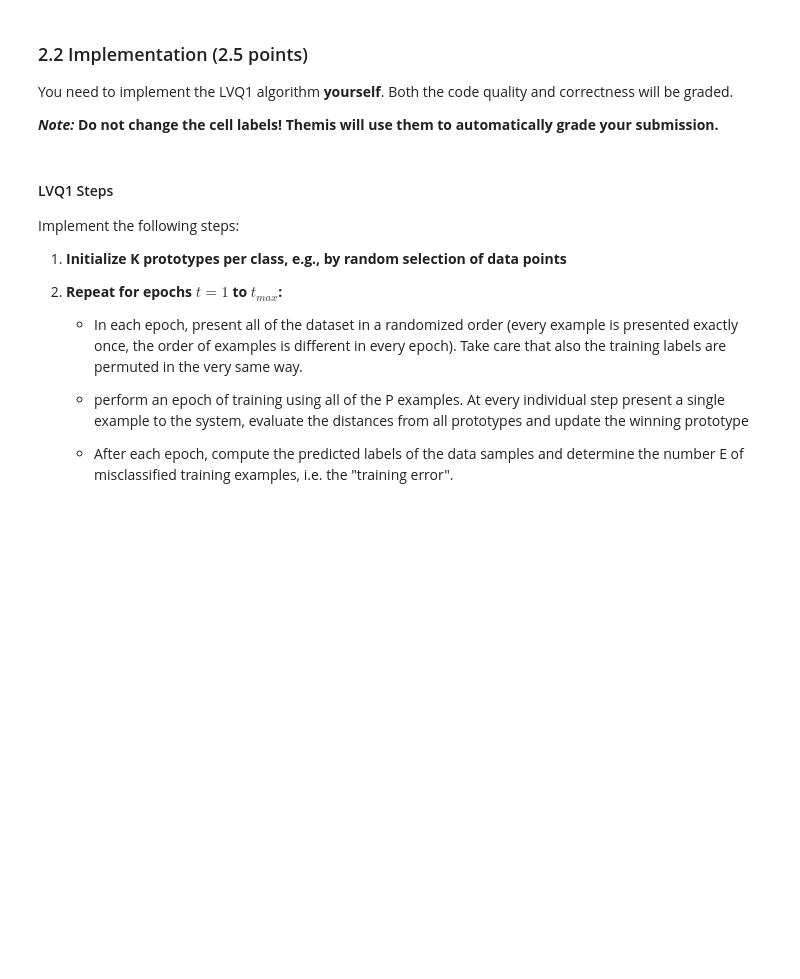
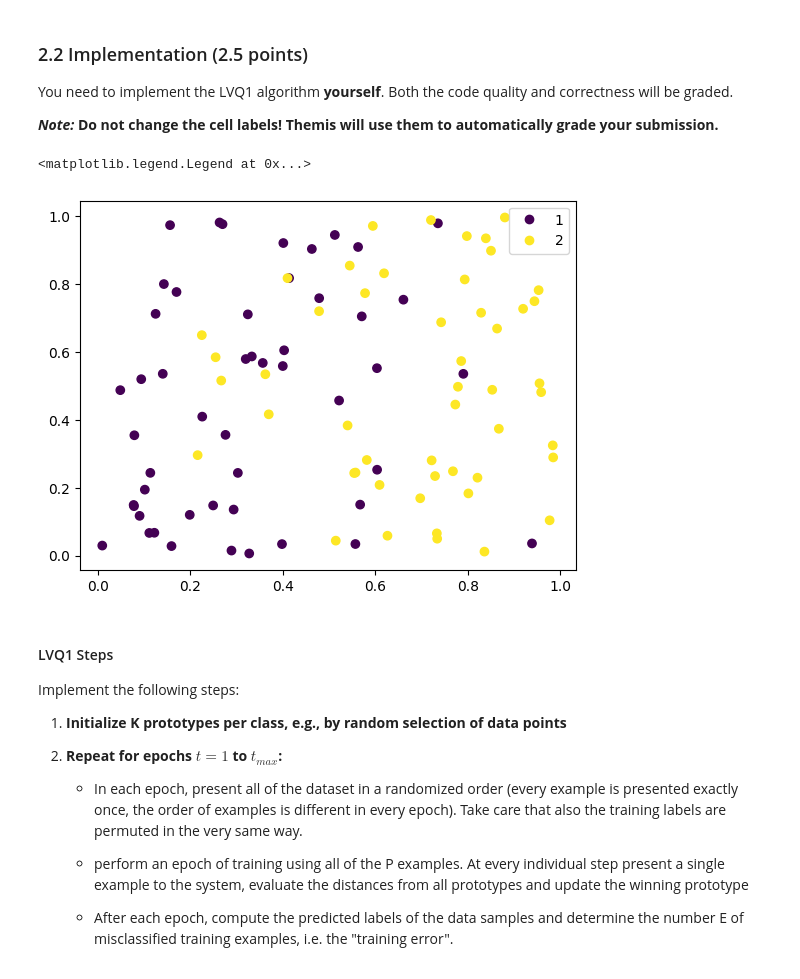
Before and after one commit to TheKingBlue/IntroductionToML, a Jupyter notebook: Assignment5/Assignment5.ipynb, the cells around one changed output. Drawn from its saved outputs; the diff is of its cells as text; code cells hidden in the pictures; blank space fills up the shorter version.

Commit message:
Add exploratory data plot

```diff
--- a/Assignment5/Assignment5.ipynb
+++ b/Assignment5/Assignment5.ipynb
@@ -61,6 +61,12 @@ data = np.array(df)
 
 # the first 50 data samples belong to class 1 while the others belong to class 2
 labels = np.array([1] * 50 + [2] * 50)
+# %%
+plot = plt.scatter(df[0], df[1], c = labels)
+plt.legend(*plot.legend_elements())
+# %% [output]
+<matplotlib.legend.Legend at 0x...>
+[figure, added]
 # %% [markdown]
 #### LVQ1 Steps
 
```
